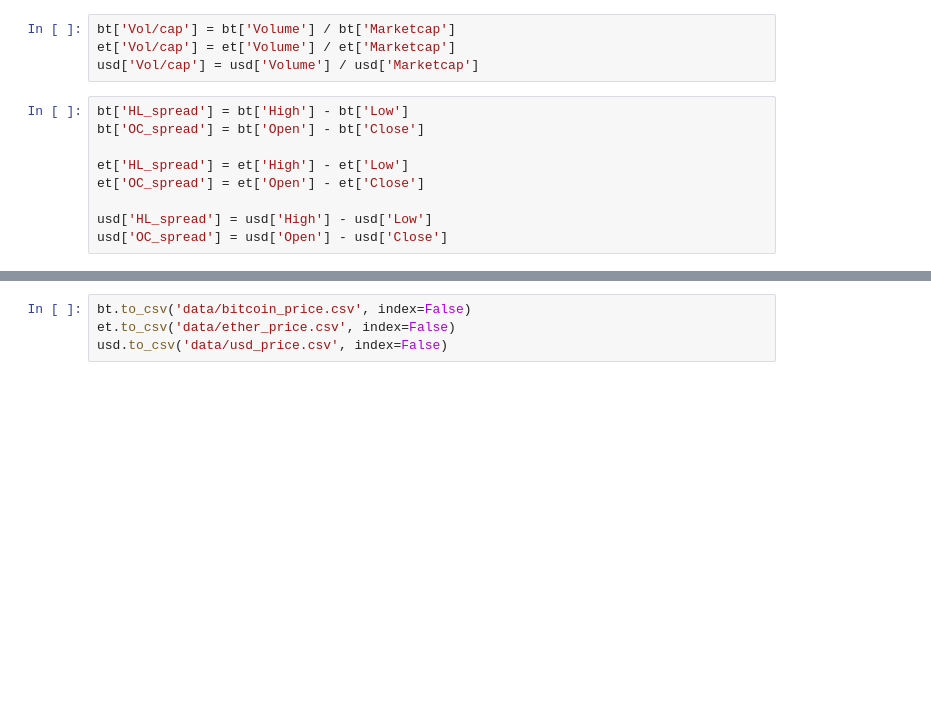
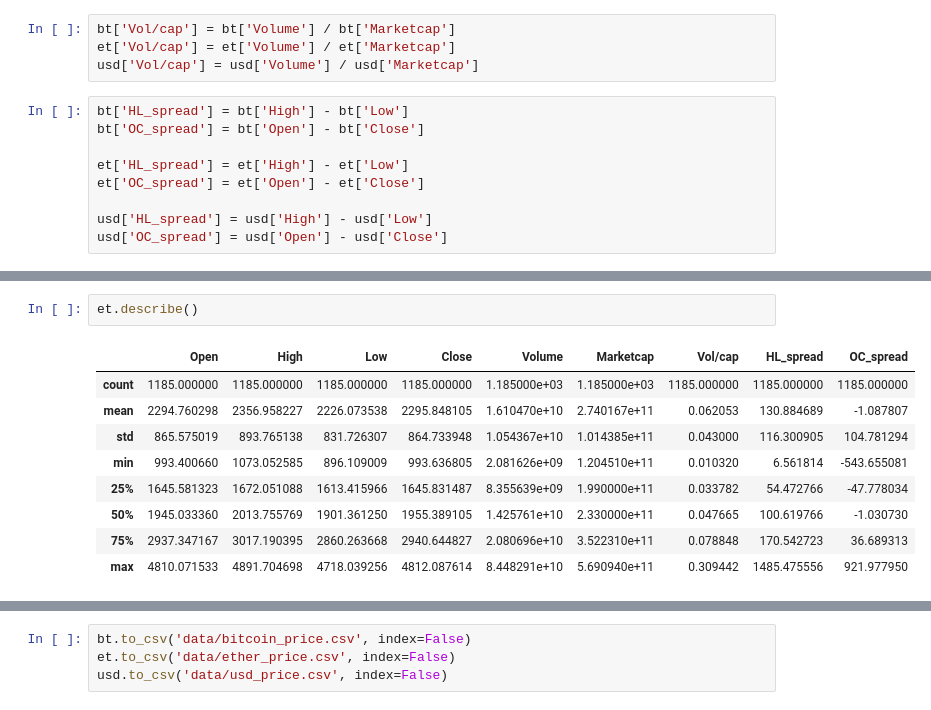
Before and after one commit to kyuhyeokGithub/BTC_volatility, a Jupyter notebook: data_processing/Data_preprocessing.ipynb, the cells around one changed output, grey strips where cells are left out. Saved outputs shown, nothing was run; the diff lists cells and outputs as text; blank space fills up the shorter version.

```diff
--- a/data_processing/Data_preprocessing.ipynb
+++ b/data_processing/Data_preprocessing.ipynb
@@ -41,0 +58,12 @@ usd['OC_spread'] = usd['Open'] - usd['Close']
+# %%
+et.describe()
+# %% [output]
+|  | Open | High | Low | Close | Volume | Marketcap | Vol/cap | HL_spread | OC_spread |
+| count | 1185.000000 | 1185.000000 | 1185.000000 | 1185.000000 | 1.185000e+03 | 1.185000e+03 | 1185.000000 | 1185.000000 | 1185.000000 |
+| mean | 2294.760298 | 2356.958227 | 2226.073538 | 2295.848105 | 1.610470e+10 | 2.740167e+11 | 0.062053 | 130.884689 | -1.087807 |
+| std | 865.575019 | 893.765138 | 831.726307 | 864.733948 | 1.054367e+10 | 1.014385e+11 | 0.043000 | 116.300905 | 104.781294 |
+| min | 993.400660 | 1073.052585 | 896.109009 | 993.636805 | 2.081626e+09 | 1.204510e+11 | 0.010320 | 6.561814 | -543.655081 |
+| 25% | 1645.581323 | 1672.051088 | 1613.415966 | 1645.831487 | 8.355639e+09 | 1.990000e+11 | 0.033782 | 54.472766 | -47.778034 |
+| 50% | 1945.033360 | 2013.755769 | 1901.361250 | 1955.389105 | 1.425761e+10 | 2.330000e+11 | 0.047665 | 100.619766 | -1.030730 |
+| 75% | 2937.347167 | 3017.190395 | 2860.263668 | 2940.644827 | 2.080696e+10 | 3.522310e+11 | 0.078848 | 170.542723 | 36.689313 |
+| max | 4810.071533 | 4891.704698 | 4718.039256 | 4812.087614 | 8.448291e+10 | 5.690940e+11 | 0.309442 | 1485.475556 | 921.977950 |
```
Also changed, not shown: parts of 17 cells of this notebook, 4 other files.
